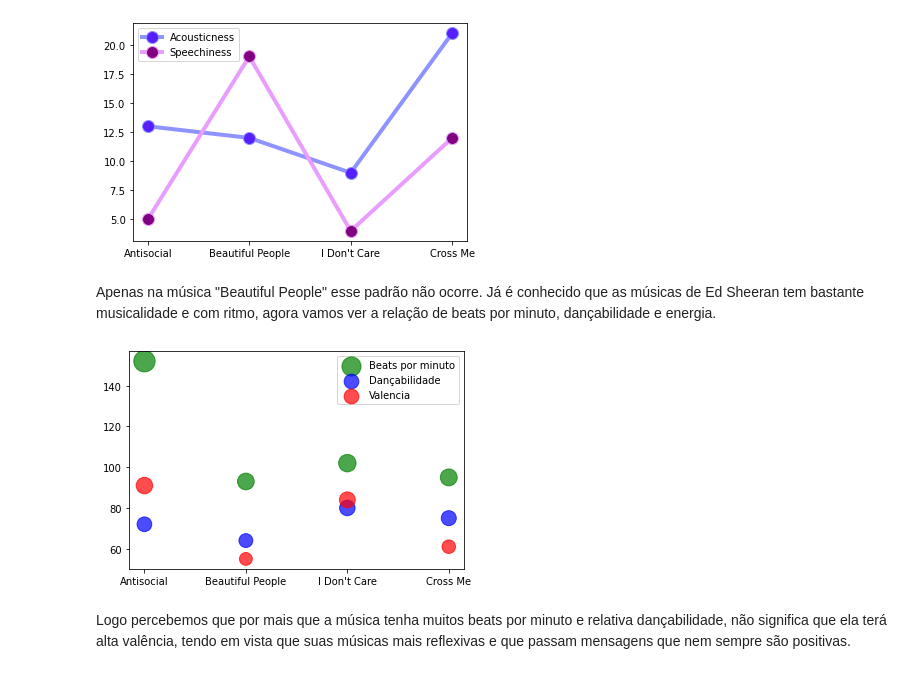
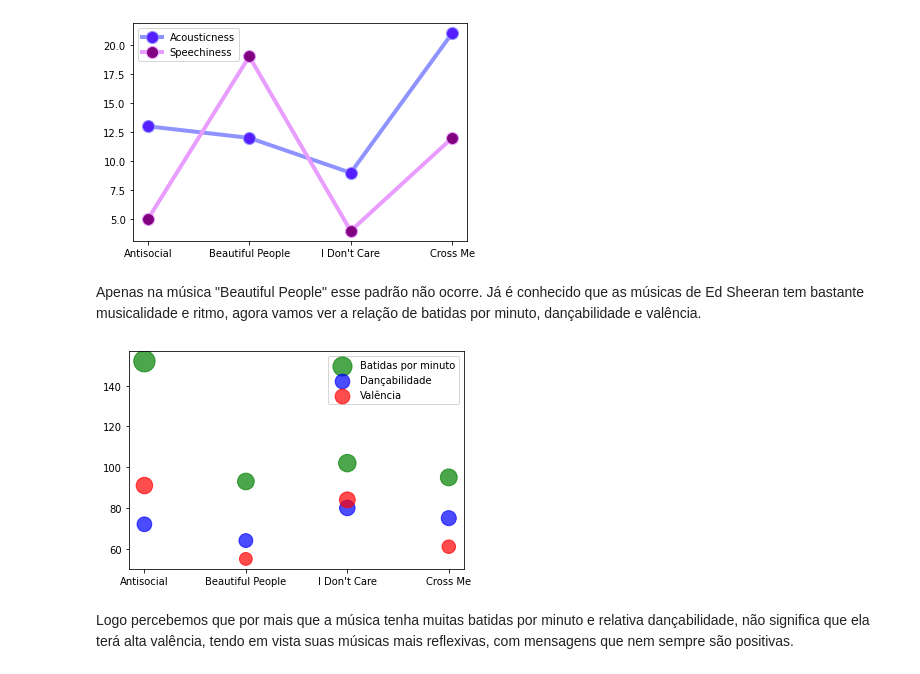
Before and after one commit to beatrizadm/data-analysis, a Jupyter notebook: TopSongs2019.ipynb, the cells around one changed output. Drawn from its saved outputs; the diff is of its cells as text; code cells hidden in the pictures.

```diff
--- a/TopSongs2019.ipynb
+++ b/TopSongs2019.ipynb
@@ -71,20 +71,20 @@ plt.legend()
 [figure]
 # %% [markdown]
 Apenas na música "Beautiful People" esse padrão não ocorre.
-Já é conhecido que as músicas de Ed Sheeran tem bastante musicalidade e com ritmo, agora vamos ver a relação de beats por minuto, dançabilidade e energia.
+Já é conhecido que as músicas de Ed Sheeran tem bastante musicalidade e ritmo, agora vamos ver a relação de batidas por minuto, dançabilidade e valência.
 # %%
 x = track_name
 y = ed_sheeran['Beats.Per.Minute']
 z = ed_sheeran['Danceability']
 w = ed_sheeran['Valence.']
 
-plt.scatter(x, y, s=y*3, c="green", alpha=0.7, label='Beats por minuto')
+plt.scatter(x, y, s=y*3, c="green", alpha=0.7, label='Batidas por minuto')
 plt.scatter(x, z, s=z*3, c="blue", alpha=0.7, label='Dançabilidade')
-plt.scatter(x, w, s=w*3, c="red", alpha=0.7, label='Valencia')
+plt.scatter(x, w, s=w*3, c="red", alpha=0.7, label='Valência')
 
 plt.legend()
 plt.show()
 # %% [output]
-[figure, old version]
+[figure, new version]
 # %% [markdown]
-Logo percebemos que por mais que a música tenha muitos beats por minuto e relativa dançabilidade, não significa que ela terá alta valência, tendo em vista que suas músicas mais reflexivas e que passam mensagens que nem sempre são positivas.
+Logo percebemos que por mais que a música tenha muitas batidas por minuto e relativa dançabilidade, não significa que ela terá alta valência, tendo em vista suas músicas mais reflexivas, com mensagens que nem sempre são positivas.
```
